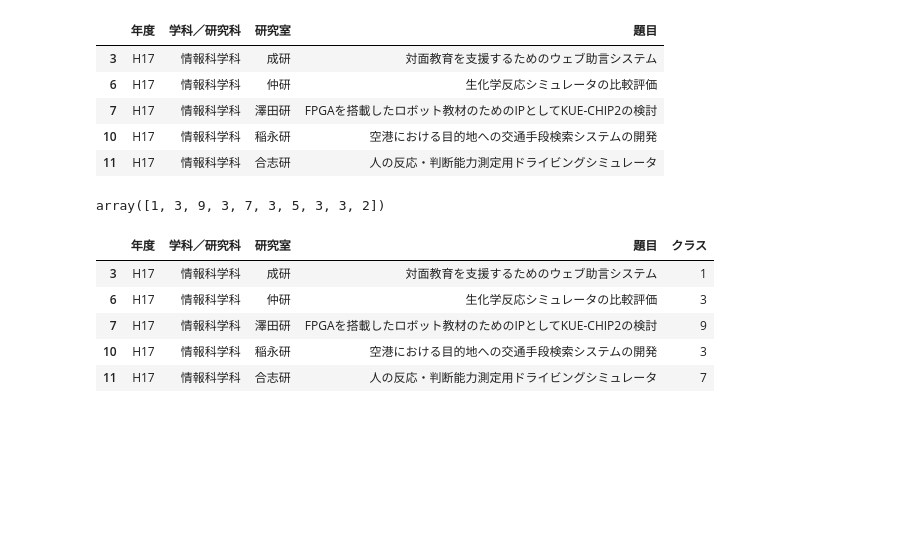
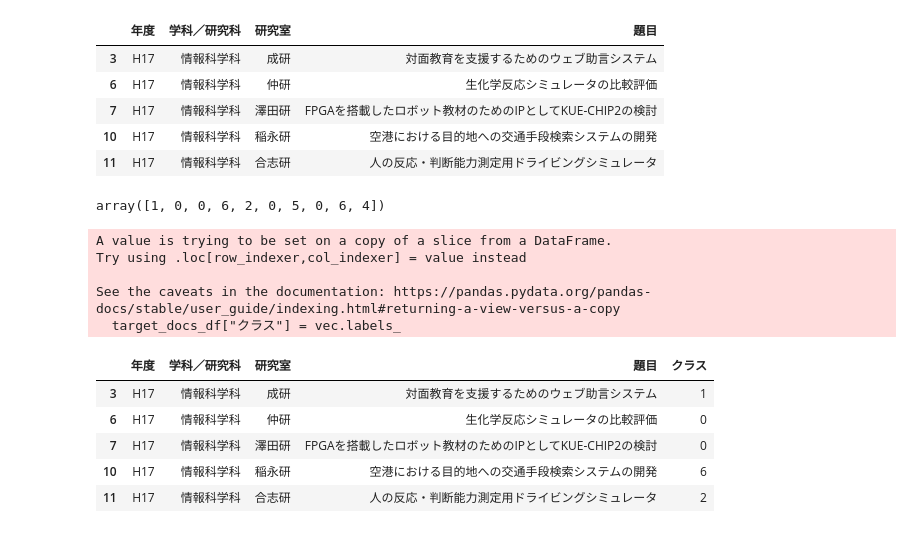
Before and after one commit to kuhaha/text_clustering, a Jupyter notebook: text_clustering2.ipynb, the cells around one changed output. Drawn from its saved outputs; the diff is of its cells as text; code cells hidden in the pictures; blank space fills up the shorter version.

```diff
--- a/text_clustering2.ipynb
+++ b/text_clustering2.ipynb
@@ -19,10 +18,10 @@ from matplotlib import rcParams
 # %%
-def mecab_sep(text):
-	m = MeCab.Tagger("-Ochasen")
+def mecab_sep(text,stopwords=['ため','とも']):
+	m = MeCab.Tagger()
 	node = m.parseToNode(text)
 	words_list = []
 	while node:
-		if node.feature.split(",")[0] in ["名詞"]:
+		if node.feature.split(",")[0] in ["名詞"] and node.surface not in stopwords:
 			words_list.append(node.surface)
 		node = node.next
 	return words_list
@@ -51,26 +50,31 @@ target_docs_df.head()
 # %%
 target_docs = target_docs_df["題目"].tolist()
 all_docs_vecs = calc_vecs(target_docs_df["題目"])
-
+n_clust = 10
 # 参考：KMeans　k-means法によるクラスタリング
 #  https://sabopy.com/py/scikit-learn-11/
-vec = KMeans(n_clusters=16, init="k-means++")
+vec = KMeans(n_clusters=n_clust, init="k-means++")
 vec.fit(all_docs_vecs)
-
+m = len(vec.labels_)
 vec.labels_[:10]
 # %% [output]
-array([1, 3, 9, 3, 7, 3, 5, 3, 3, 2])
+array([1, 0, 0, 6, 2, 0, 5, 0, 6, 4])
 # %%
-# target_docs_df["クラス"] = vec.labels_
-target_docs_df.insert(4,"クラス",vec.labels_)
+target_docs_df["クラス"] = vec.labels_
+#target_docs_df.insert(4,"クラス",vec.labels_)
 pd.crosstab(target_docs_df["研究室"],target_docs_df["クラス"])
 cross_survive= pd.crosstab(target_docs_df['クラス'], target_docs_df['研究室'],normalize='index')
 target_docs_df.head()
 # %% [output]
+A value is trying to be set on a copy of a slice from a DataFrame.
+Try using .loc[row_indexer,col_indexer] = value instead
+
+See the caveats in the documentation: https://pandas.pydata.org/pandas-docs/stable/user_guide/indexing.html#returning-a-view-versus-a-copy
+  target_docs_df["クラス"] = vec.labels_
 |  | 年度 | 学科／研究科 | 研究室 | 題目 | クラス |
 | 3 | H17 | 情報科学科 | 成研 | 対面教育を支援するためのウェブ助言システム | 1 |
-| 6 | H17 | 情報科学科 | 仲研 | 生化学反応シミュレータの比較評価 | 3 |
-| 7 | H17 | 情報科学科 | 澤田研 | FPGAを搭載したロボット教材のためのIPとしてKUE-CHIP2の検討 | 9 |
-| 10 | H17 | 情報科学科 | 稲永研 | 空港における目的地への交通手段検索システムの開発 | 3 |
-| 11 | H17 | 情報科学科 | 合志研 | 人の反応・判断能力測定用ドライビングシミュレータ | 7 |
+| 6 | H17 | 情報科学科 | 仲研 | 生化学反応シミュレータの比較評価 | 0 |
+| 7 | H17 | 情報科学科 | 澤田研 | FPGAを搭載したロボット教材のためのIPとしてKUE-CHIP2の検討 | 0 |
+| 10 | H17 | 情報科学科 | 稲永研 | 空港における目的地への交通手段検索システムの開発 | 6 |
+| 11 | H17 | 情報科学科 | 合志研 | 人の反応・判断能力測定用ドライビングシミュレータ | 2 |
 # %%
```
Also changed, not shown: parts of 7 cells of this notebook.
